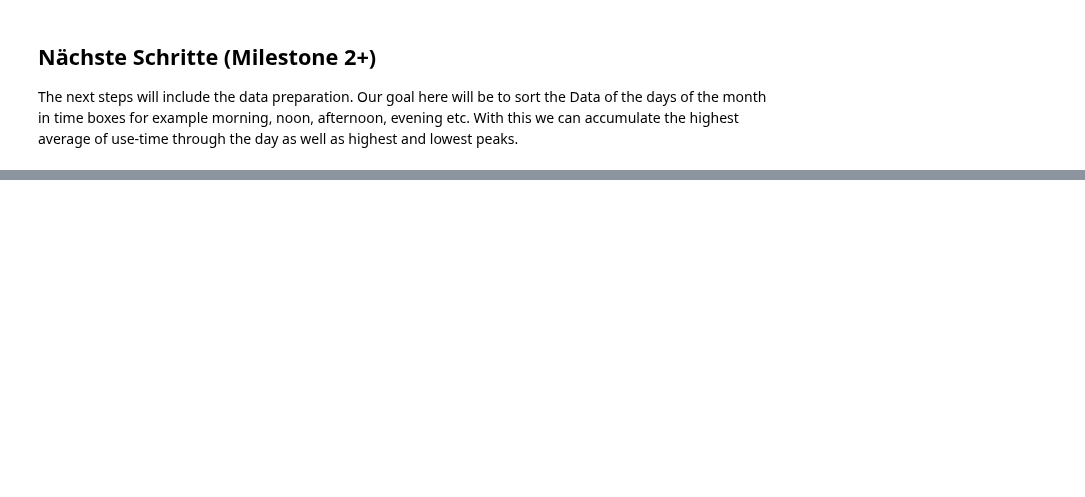
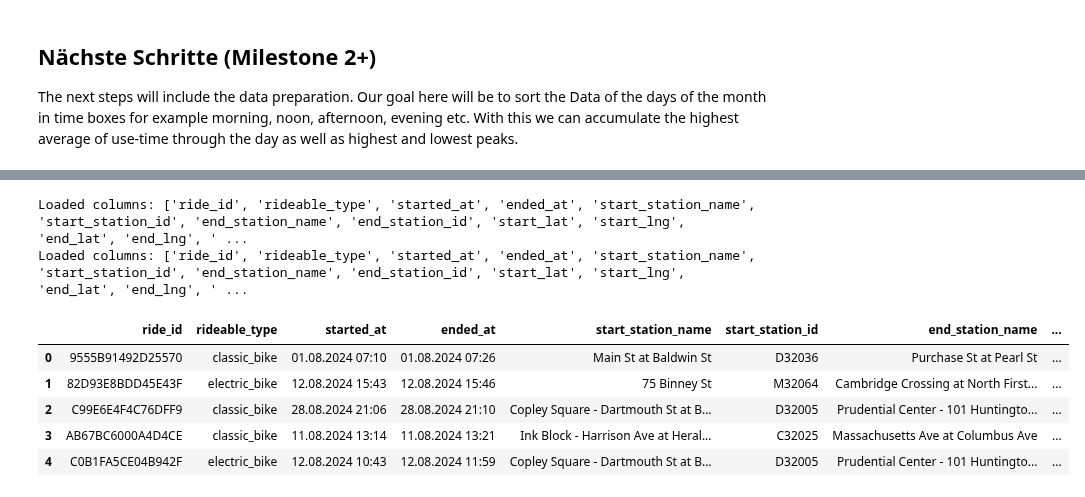
Before and after one commit to RubenCharara/Data-Science-and-Machine-Learning, a Jupyter notebook: milestone1_citibike.ipynb, the cells around one changed output, grey strips where cells are left out. Drawn from its saved outputs; the diff is of its cells as text; code cells hidden in the pictures; blank space fills up the shorter version.

```diff
--- a/milestone1_citibike.ipynb
+++ b/milestone1_citibike.ipynb
@@ -402,0 +426,34 @@ print(df.columns.tolist())
+# %%
+import pandas as pd
+
+df = pd.read_csv(
+    '202408-bluebikes-tripdata.csv',  # adjust if your filename differs
+    engine='python',                  # allows more flexible parsing
+    sep=None,                         # let pandas auto-detect separator
+    on_bad_lines='skip'              # skip rows with too many/few columns
+)
+
+# Check what columns are in the file
+print("Loaded columns:", df.columns.tolist())
+df.head()
+import pandas as pd
+
+df = pd.read_csv(
+    '202408-bluebikes-tripdata.csv',  # adjust if your filename differs
+    engine='python',                  # allows more flexible parsing
+    sep=None,                         # let pandas auto-detect separator
+    on_bad_lines='skip'              # skip rows with too many/few columns
+)
+
+# Check what columns are in the file
+print("Loaded columns:", df.columns.tolist())
+df.head()
+# %% [output]
+Loaded columns: ['ride_id', 'rideable_type', 'started_at', 'ended_at', 'start_station_name', 'start_station_id', 'end_station_name', 'end_station_id', 'start_lat', 'start_lng', 'end_lat', 'end_lng', ' ...
+Loaded columns: ['ride_id', 'rideable_type', 'started_at', 'ended_at', 'start_station_name', 'start_station_id', 'end_station_name', 'end_station_id', 'start_lat', 'start_lng', 'end_lat', 'end_lng', ' ...
+|  | ride_id | rideable_type | started_at | ended_at | start_station_name | start_station_id | end_station_name | ... |
+| 0 | 9555B91492D25570 | classic_bike | 01.08.2024 07:10 | 01.08.2024 07:26 | Main St at Baldwin St | D32036 | Purchase St at Pearl St | ... |
+| 1 | 82D93E8BDD45E43F | electric_bike | 12.08.2024 15:43 | 12.08.2024 15:46 | 75 Binney St | M32064 | Cambridge Crossing at North First... | ... |
+| 2 | C99E6E4F4C76DFF9 | classic_bike | 28.08.2024 21:06 | 28.08.2024 21:10 | Copley Square - Dartmouth St at B... | D32005 | Prudential Center - 101 Huntingto... | ... |
+| 3 | AB67BC6000A4D4CE | classic_bike | 11.08.2024 13:14 | 11.08.2024 13:21 | Ink Block - Harrison Ave at Heral... | C32025 | Massachusetts Ave at Columbus Ave | ... |
+| 4 | C0B1FA5CE04B942F | electric_bike | 12.08.2024 10:43 | 12.08.2024 11:59 | Copley Square - Dartmouth St at B... | D32005 | Prudential Center - 101 Huntingto... | ... |
```
Also changed, not shown: parts of 14 cells of this notebook.
